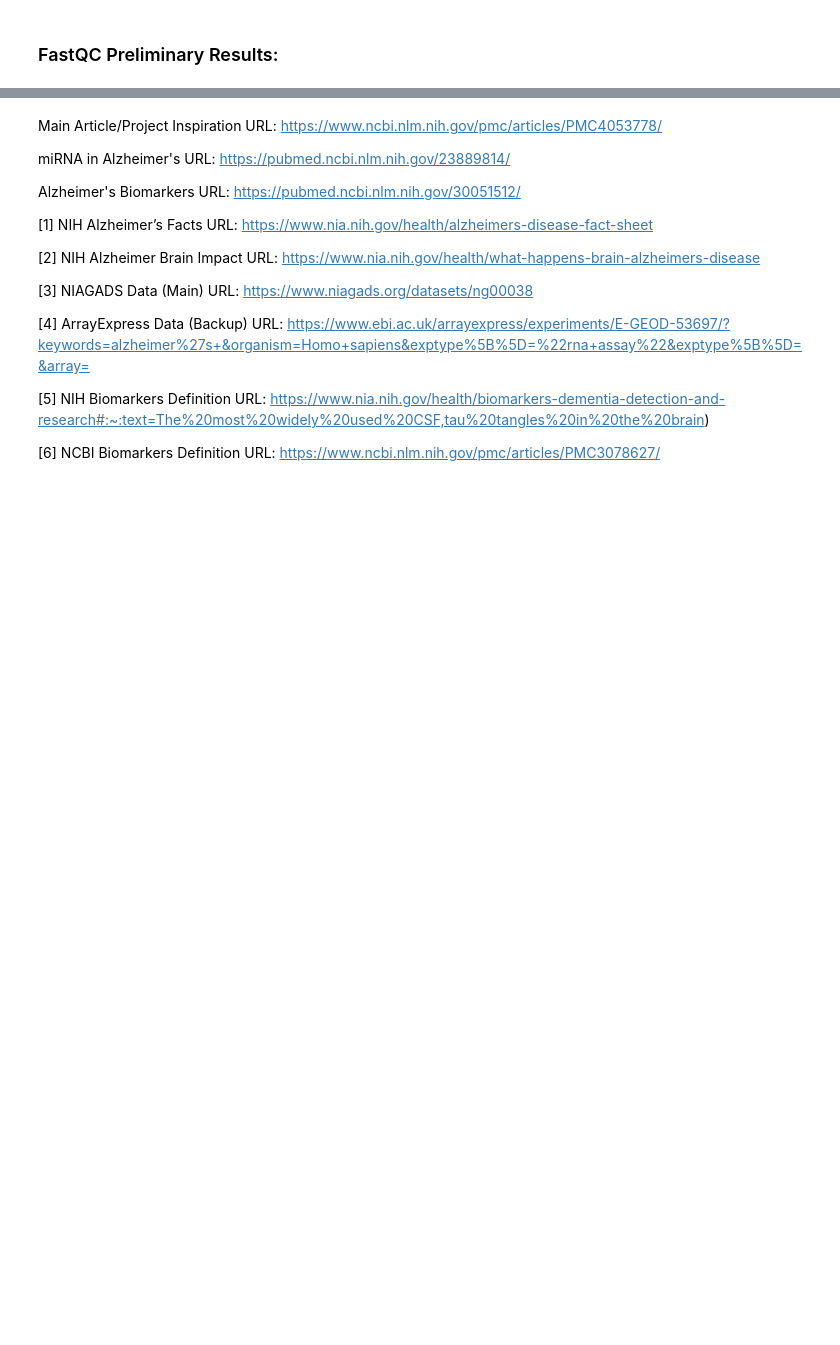
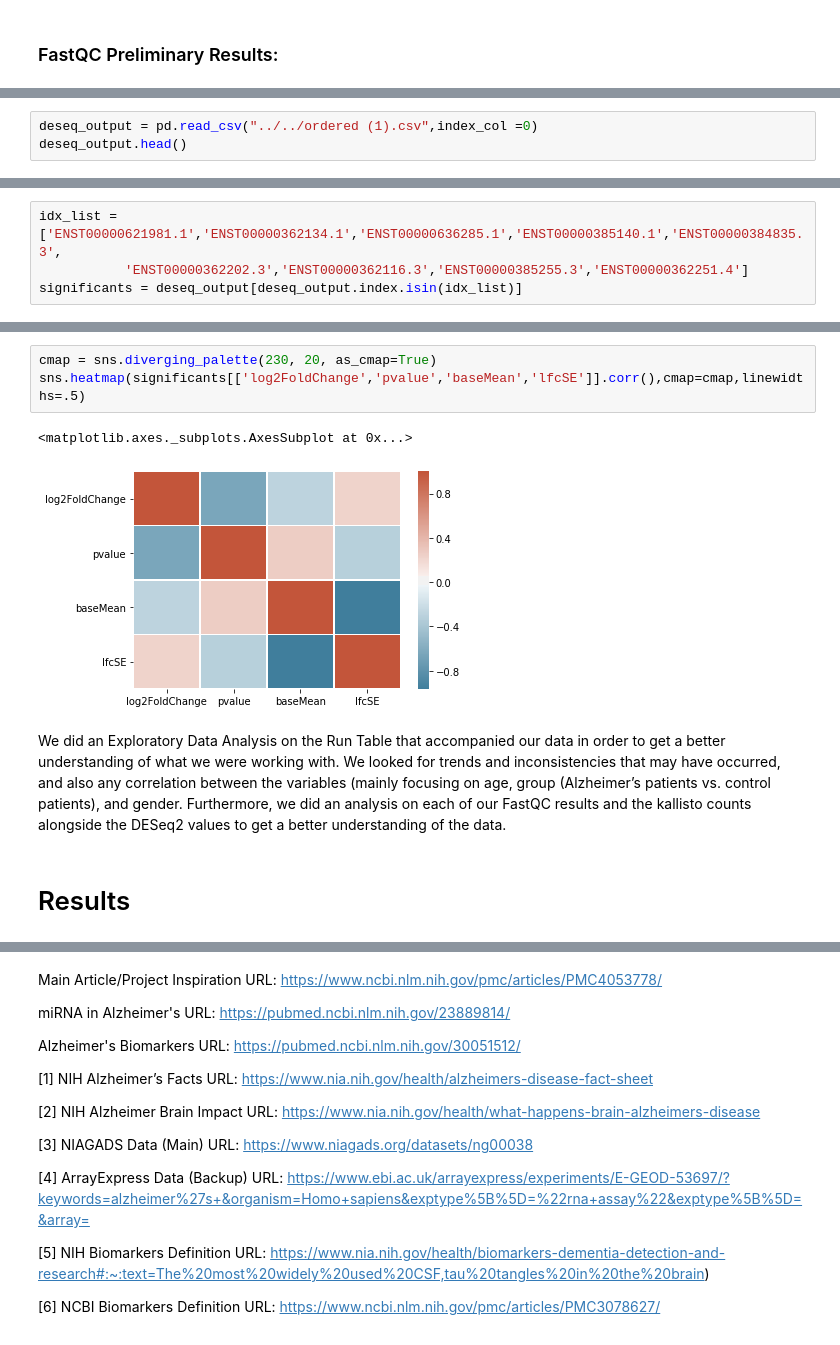
Before and after one commit to justjk139/alzheimers_gene_analysis, a Jupyter notebook: notebooks/Alzheimers-Biomarker-Analysis.ipynb, the cells around one changed output, grey strips where cells are left out. Cells and saved outputs as stored; diff of their text form; blank space fills up the shorter version.

```diff
--- a/notebooks/Alzheimers-Biomarker-Analysis.ipynb
+++ b/notebooks/Alzheimers-Biomarker-Analysis.ipynb
@@ -150,0 +138,3 @@ Text(0, 0.5, 'Count')
+# %%
+deseq_output = pd.read_csv("../../ordered (1).csv",index_col =0)
+deseq_output.head()
@@ -150,0 +148,4 @@ Text(0, 0.5, 'Count')
+# %%
+idx_list = ['ENST00000621981.1','ENST00000362134.1','ENST00000636285.1','ENST00000385140.1','ENST00000384835.3',
+           'ENST00000362202.3','ENST00000362116.3','ENST00000385255.3','ENST00000362251.4']
+significants = deseq_output[deseq_output.index.isin(idx_list)]
@@ -150,0 +160,10 @@ Text(0, 0.5, 'Count')
+# %%
+cmap = sns.diverging_palette(230, 20, as_cmap=True)
+sns.heatmap(significants[['log2FoldChange','pvalue','baseMean','lfcSE']].corr(),cmap=cmap,linewidths=.5)
+# %% [output]
+<matplotlib.axes._subplots.AxesSubplot at 0x...>
+[figure, added]
+# %% [markdown]
+We did an Exploratory Data Analysis on the Run Table that accompanied our data in order to get a better understanding of what we were working with. We looked for trends and inconsistencies that may have occurred, and also any correlation between the variables (mainly focusing on age, group (Alzheimer’s patients vs. control patients), and gender. Furthermore, we did an analysis on each of our FastQC results and the kallisto counts alongside the DESeq2 values to get a better understanding of the data.
+# %% [markdown]
+# Results
```
Also changed, not shown: parts of 19 cells of this notebook, 14 other files.
